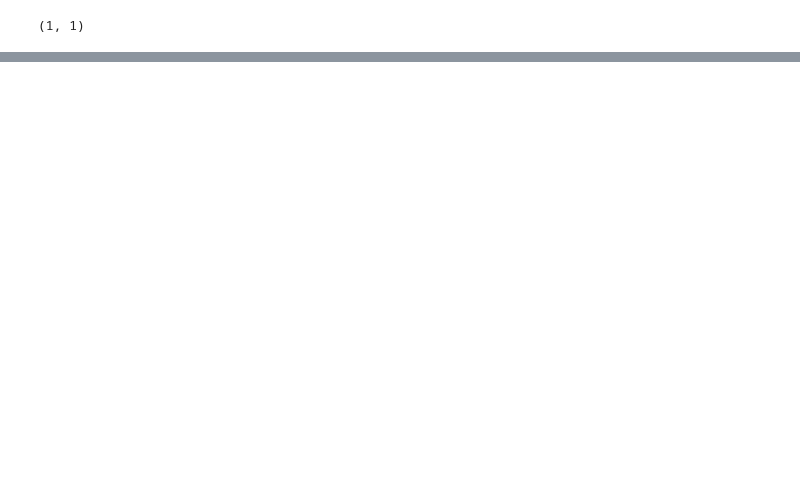
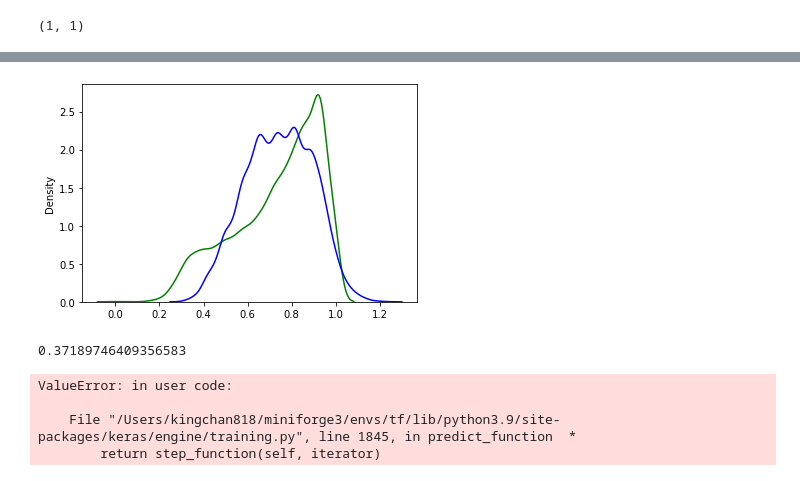
Before and after one commit to kingchan818/MachineLearning, a Jupyter notebook: tensorflow/exercise/test2.ipynb, the cells around one changed output, grey strips where cells are left out. Saved outputs shown, nothing was run; the diff lists cells and outputs as text; code cells hidden in the pictures; blank space fills up the shorter version.

```diff
--- a/tensorflow/exercise/test2.ipynb
+++ b/tensorflow/exercise/test2.ipynb
@@ -66,0 +80,19 @@ Epoch 10/100
+# %%
+from sklearn.compose import make_column_transformer
+from sklearn.preprocessing import StandardScaler
+from sklearn.pipeline  import make_pipeline
+
+
+ct = make_column_transformer(
+    make_pipeline(StandardScaler(), ["Temperature (C)"])
+)
+
+X = dataset[['Temperature (C)']]
+y = dataset[["Humidity"]]
+
+X_train, X_test, y_train,y_test=train_test_split(X,y, test_size=0.2, random_state=42)
+ct.fit(X_train)
+
+X_train_normal = ct.transform(X_train)
+X_test_normal = ct.transform(X_test)
+print(X.shape,y.shape)
@@ -66,0 +101,12 @@ Epoch 10/100
+# %%
+model2 = tf.keras.Sequential([
+    tf.keras.layers.Dense(20),
+    tf.keras.layers.Dense(1)
+])
+model2.compile(
+    loss="mse",
+    optimizer=tf.keras.optimizers.Adam(),
+    metrics=["mse","mae"]
+)
+callback = tf.keras.callbacks.EarlyStopping(monitor="loss",patience=3)
+model2.fit(X_train_normal,y_train, epochs=100,callbacks=[callback])
@@ -66,0 +132,6 @@ Epoch 10/100
+# %%
+y_pred = model2.predict(X_test_normal)
+ax1 = sns.distplot(y_test, hist=False, color="g", label="Actual Value")
+sns.distplot(y_pred, hist=False, color="b", label="Fitted Values" , ax=ax1)
+plt.show()
+# %% [output]
@@ -66,0 +140,15 @@ Epoch 10/100
+[figure, added]
+# %%
+from sklearn.metrics import r2_score
+
+r2_score(y_test,y_pred)
+# %% [output]
+0.37189746409356583
+# %%
+test_pred = model2.predict([7])
+test_pred
+# %% [output]
+ValueError: in user code:
+
+    File "/Users/kingchan818/miniforge3/envs/tf/lib/python3.9/site-packages/keras/engine/training.py", line 1845, in predict_function  *
+        return step_function(self, iterator)
```
Also changed, not shown: parts of 11 cells of this notebook, 3 other files.
